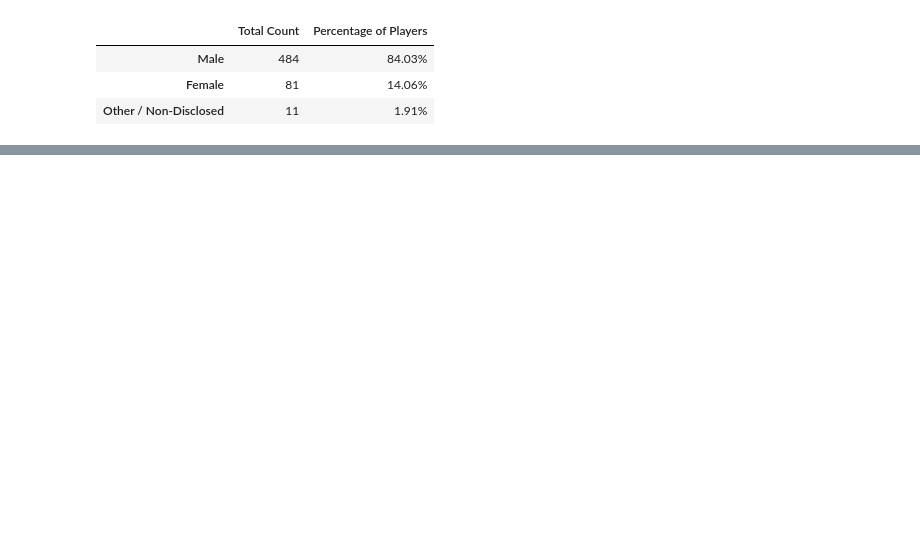
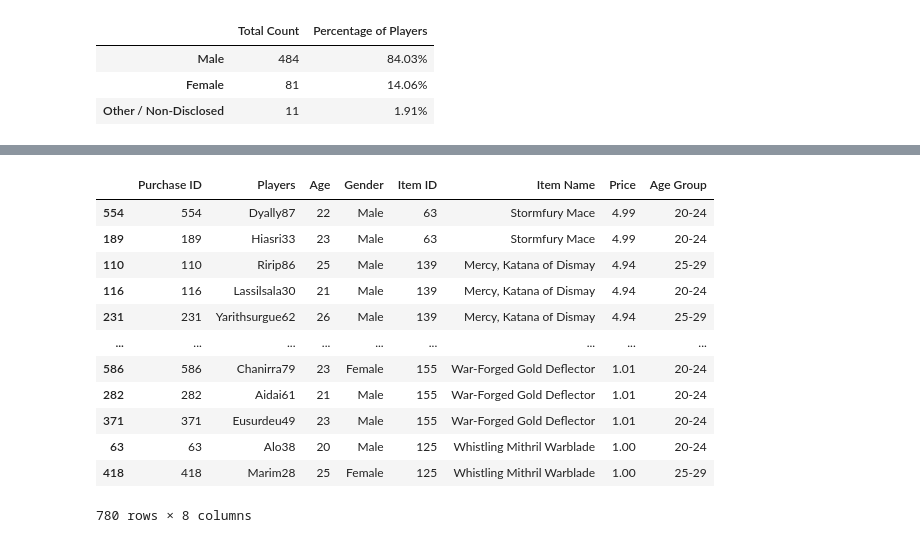
Before and after one commit to IrinaGV/pandas-challenge, a Jupyter notebook: HeroesOfPymoli/HeroesOfPymoli.ipynb, the cells around one changed output, grey strips where cells are left out. Saved outputs shown, nothing was run; the diff lists cells and outputs as text; code cells hidden in the pictures; blank space fills up the shorter version.

```diff
--- a/HeroesOfPymoli/HeroesOfPymoli.ipynb
+++ b/HeroesOfPymoli/HeroesOfPymoli.ipynb
@@ -153,0 +198,4 @@ gender_demographicsDF.head()
+# %%
+bins = [0,9,14,19,24,29,34,39,100]
+# %%
+group_labels = ['<10','10-14','15-19','20-24','25-29','30-34','35-39','40+']
@@ -153,0 +264,2 @@ gender_demographicsDF.head()
+# %%
+purchase_data["Age Group"] = pd.cut(purchase_data["Age"], bins, labels=group_labels,include_lowest = True)
@@ -153,0 +311,16 @@ gender_demographicsDF.head()
+# %%
+purchase_data
+# %% [output]
+|  | Purchase ID | Players | Age | Gender | Item ID | Item Name | Price | Age Group |
+| 554 | 554 | Dyally87 | 22 | Male | 63 | Stormfury Mace | 4.99 | 20-24 |
+| 189 | 189 | Hiasri33 | 23 | Male | 63 | Stormfury Mace | 4.99 | 20-24 |
+| 110 | 110 | Ririp86 | 25 | Male | 139 | Mercy, Katana of Dismay | 4.94 | 25-29 |
+| 116 | 116 | Lassilsala30 | 21 | Male | 139 | Mercy, Katana of Dismay | 4.94 | 20-24 |
+| 231 | 231 | Yarithsurgue62 | 26 | Male | 139 | Mercy, Katana of Dismay | 4.94 | 25-29 |
+| ... | ... | ... | ... | ... | ... | ... | ... | ... |
+| 586 | 586 | Chanirra79 | 23 | Female | 155 | War-Forged Gold Deflector | 1.01 | 20-24 |
+| 282 | 282 | Aidai61 | 21 | Male | 155 | War-Forged Gold Deflector | 1.01 | 20-24 |
+| 371 | 371 | Eusurdeu49 | 23 | Male | 155 | War-Forged Gold Deflector | 1.01 | 20-24 |
+| 63 | 63 | Alo38 | 20 | Male | 125 | Whistling Mithril Warblade | 1.00 | 20-24 |
+| 418 | 418 | Marim28 | 25 | Female | 125 | Whistling Mithril Warblade | 1.00 | 25-29 |
+780 rows × 8 columns
```
Also changed, not shown: parts of 107 cells of this notebook, 1 other file.
